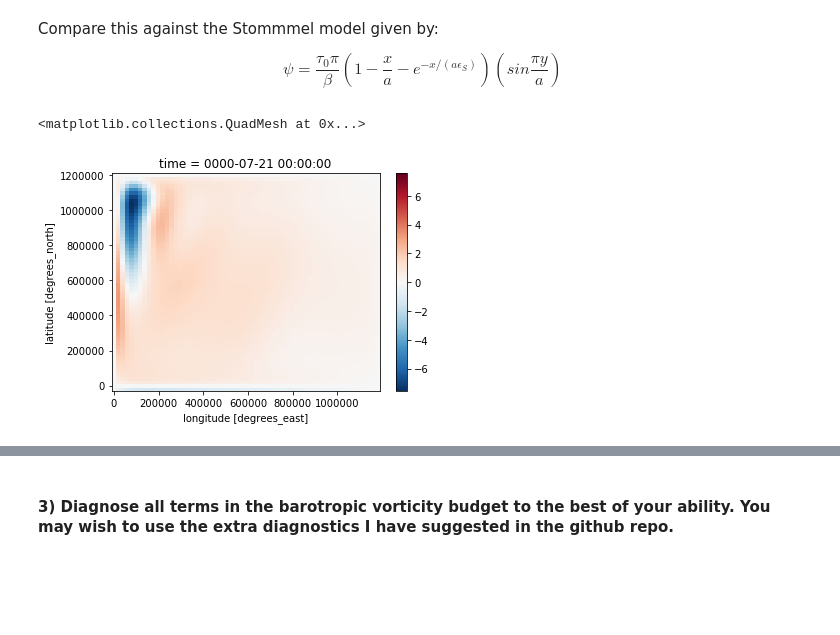
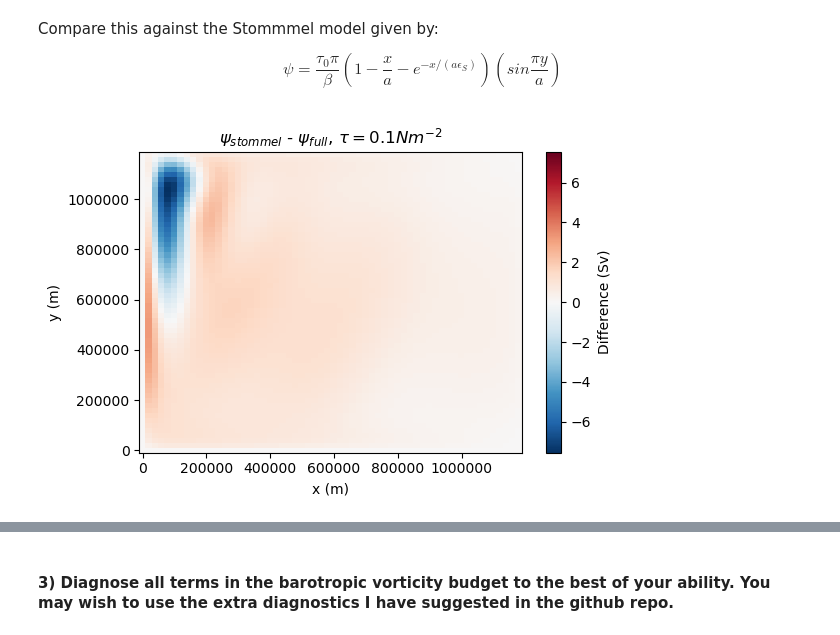
Before and after one commit to tyfolino/Ocean_Dynamics, a Jupyter notebook: Ocean_Dynamics_HW1.ipynb, the cells around one changed output, grey strips where cells are left out. Saved outputs shown, nothing was run; the diff lists cells and outputs as text; code cells hidden in the pictures; blank space fills up the shorter version.

```diff
--- a/Ocean_Dynamics_HW1.ipynb
+++ b/Ocean_Dynamics_HW1.ipynb
@@ -153,9 +139,16 @@ y = ds.YG
 ψ_sto = (τ0 * pi / β) * (1 - (x/a) - np.exp((-1*x) / (a * ϵ))) * np.sin(pi * y / a) / 1e6
-# %%
-(ψ_sto - ψ.isel(time=-1)).isel(XG=slice(1,-1)).plot(y='YG')
-# %% [output]
-<matplotlib.collections.QuadMesh at 0x...>
-[figure, removed]
+# %%
+# plot difference
+fig = plt.figure(dpi=100)
+plot = (ψ_sto - ψ.isel(time=-1)).isel(XG=slice(1,-1),YG=slice(1,-1)).plot(y='YG')
+plot.colorbar.set_label('Difference (Sv)')
+plt.title(r'$\psi_{stommel}$ - $\psi_{full}$, $\tau=0.1Nm^{-2}$')
+plt.xlabel('x (m)')
+plt.ylabel('y (m)')
+plt.tight_layout()
+plt.show()
+# %% [output]
+[figure, added]
 # %%
 # double wind strength file
 
```
Also changed, not shown: parts of 21 cells of this notebook.
